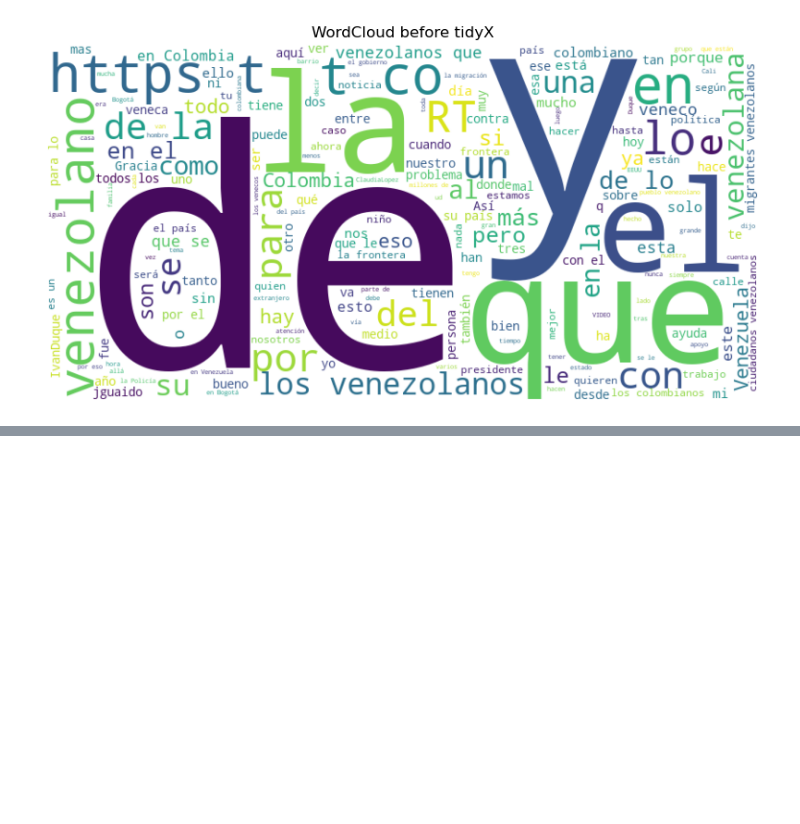
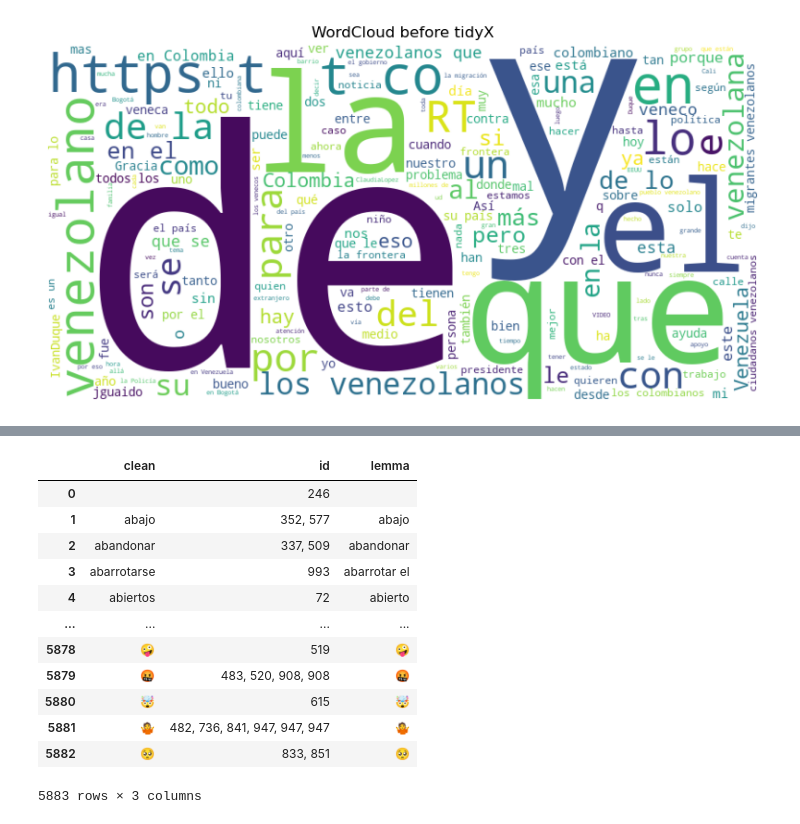
Before and after one commit to lgomezt/tidyX, a Jupyter notebook: docs/source/examples/tutorial.ipynb, the cells around one changed output, grey strips where cells are left out. Saved outputs shown, nothing was run; the diff lists cells and outputs as text; code cells hidden in the pictures; blank space fills up the shorter version.

```diff
--- a/docs/source/examples/tutorial.ipynb
+++ b/docs/source/examples/tutorial.ipynb
@@ -659,3 +677,18 @@ model = spacy.load('es_core_news_lg')
 # %%
 # Apply spanish_lemmatizer function to lemmatize the token
 token_df["lemma"] = token_df["clean"].apply(lambda x: tn.spanish_lemmatizer(token = x, model = model))
+token_df
+# %% [output]
+|  | clean | id | lemma |
+| 0 |  | 246 |  |
+| 1 | abajo | 352, 577 | abajo |
+| 2 | abandonar | 337, 509 | abandonar |
+| 3 | abarrotarse | 993 | abarrotar el |
+| 4 | abiertos | 72 | abierto |
+| ... | ... | ... | ... |
+| 5878 | 🤪 | 519 | 🤪 |
+| 5879 | 🤬 | 483, 520, 908, 908 | 🤬 |
+| 5880 | 🤯 | 615 | 🤯 |
+| 5881 | 🤷 | 482, 736, 841, 947, 947, 947 | 🤷 |
+| 5882 | 🥺 | 833, 851 | 🥺 |
+5883 rows × 3 columns
```
Also changed, not shown: parts of 12 cells of this notebook, 30 other files.
